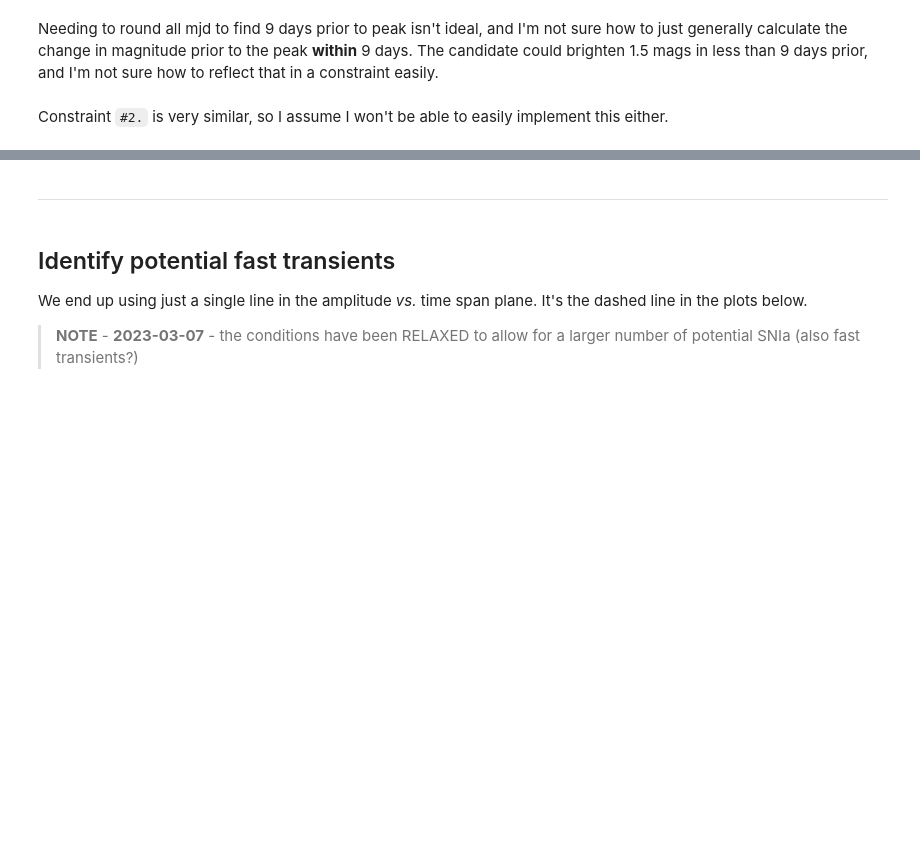
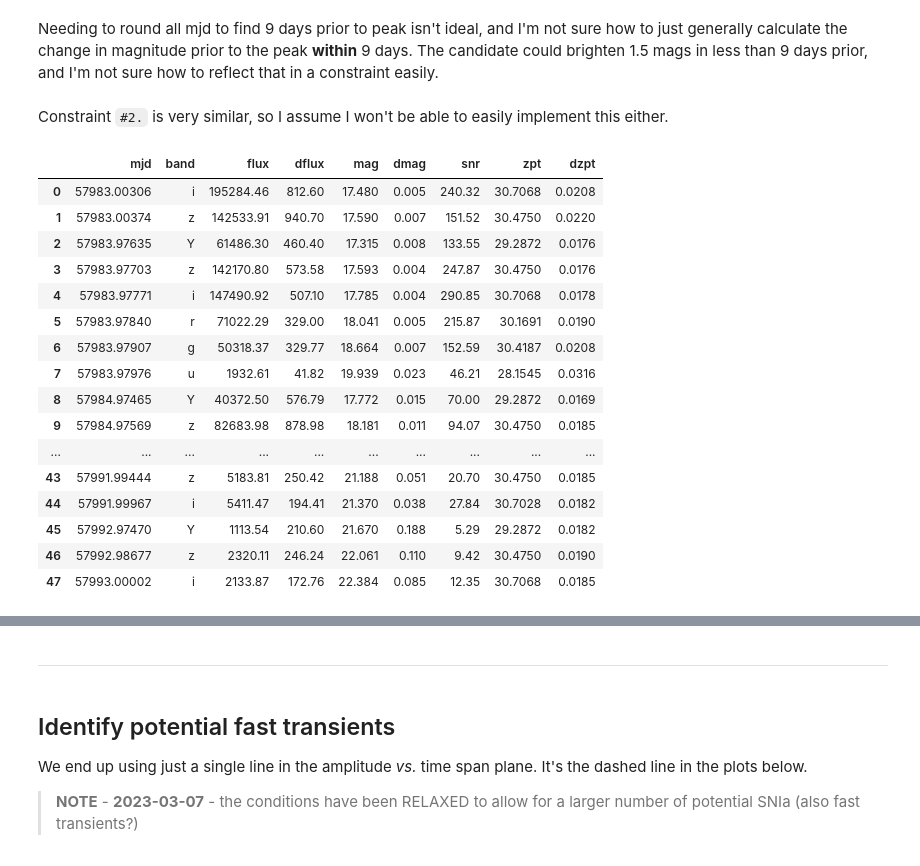
Before and after one commit to MelissaGraham/decam_ddf_tools, a Jupyter notebook: transients_science/fast_transients/1_create_potential_fast_transients_list.ipynb, the cells around one changed output, grey strips where cells are left out. Drawn from its saved outputs; the diff is of its cells as text; code cells hidden in the pictures; blank space fills up the shorter version.

```diff
--- a/transients_science/fast_transients/1_create_potential_fast_transients_list.ipynb
+++ b/transients_science/fast_transients/1_create_potential_fast_transients_list.ipynb
@@ -139,3 +139,25 @@ Needing to round all mjd to find 9 days prior to peak isn't ideal, and I'm not s
 the change in magnitude prior to the peak **within** 9 days. The candidate could brighten 1.5 mags in less than 9 days prior, and I'm not sure how to reflect that in a constraint easily.
 # %% [markdown]
 Constraint `#2.` is very similar, so I assume I won't be able to easily implement this either.
+# %%
+import pandas as pd
+dec_df = pd.read_csv('../fast_transients/kn_data/decam_photometry.csv')
+dec_df
+# %% [output]
+|  | mjd | band | flux | dflux | mag | dmag | snr | zpt | dzpt |
+| 0 | 57983.00306 | i | 195284.46 | 812.60 | 17.480 | 0.005 | 240.32 | 30.7068 | 0.0208 |
+| 1 | 57983.00374 | z | 142533.91 | 940.70 | 17.590 | 0.007 | 151.52 | 30.4750 | 0.0220 |
+| 2 | 57983.97635 | Y | 61486.30 | 460.40 | 17.315 | 0.008 | 133.55 | 29.2872 | 0.0176 |
+| 3 | 57983.97703 | z | 142170.80 | 573.58 | 17.593 | 0.004 | 247.87 | 30.4750 | 0.0176 |
+| 4 | 57983.97771 | i | 147490.92 | 507.10 | 17.785 | 0.004 | 290.85 | 30.7068 | 0.0178 |
+| 5 | 57983.97840 | r | 71022.29 | 329.00 | 18.041 | 0.005 | 215.87 | 30.1691 | 0.0190 |
+| 6 | 57983.97907 | g | 50318.37 | 329.77 | 18.664 | 0.007 | 152.59 | 30.4187 | 0.0208 |
+| 7 | 57983.97976 | u | 1932.61 | 41.82 | 19.939 | 0.023 | 46.21 | 28.1545 | 0.0316 |
+| 8 | 57984.97465 | Y | 40372.50 | 576.79 | 17.772 | 0.015 | 70.00 | 29.2872 | 0.0169 |
+| 9 | 57984.97569 | z | 82683.98 | 878.98 | 18.181 | 0.011 | 94.07 | 30.4750 | 0.0185 |
+| ... | ... | ... | ... | ... | ... | ... | ... | ... | ... |
+| 43 | 57991.99444 | z | 5183.81 | 250.42 | 21.188 | 0.051 | 20.70 | 30.4750 | 0.0185 |
+| 44 | 57991.99967 | i | 5411.47 | 194.41 | 21.370 | 0.038 | 27.84 | 30.7028 | 0.0182 |
+| 45 | 57992.97470 | Y | 1113.54 | 210.60 | 21.670 | 0.188 | 5.29 | 29.2872 | 0.0182 |
+| 46 | 57992.98677 | z | 2320.11 | 246.24 | 22.061 | 0.110 | 9.42 | 30.4750 | 0.0190 |
+| 47 | 57993.00002 | i | 2133.87 | 172.76 | 22.384 | 0.085 | 12.35 | 30.7068 | 0.0185 |
```
Also changed, not shown: parts of 8 cells of this notebook, 16 other files.
